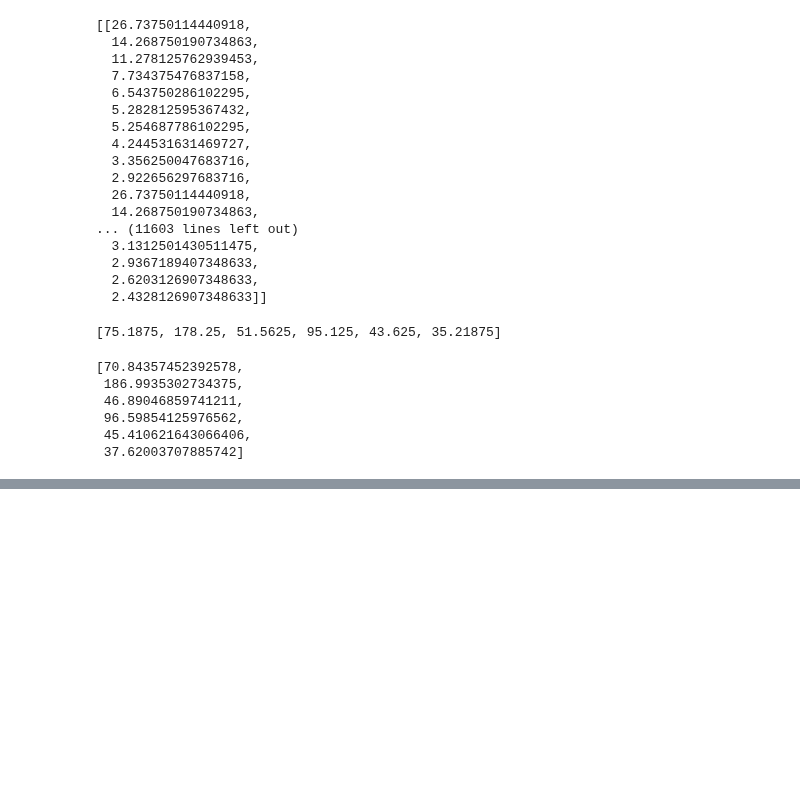
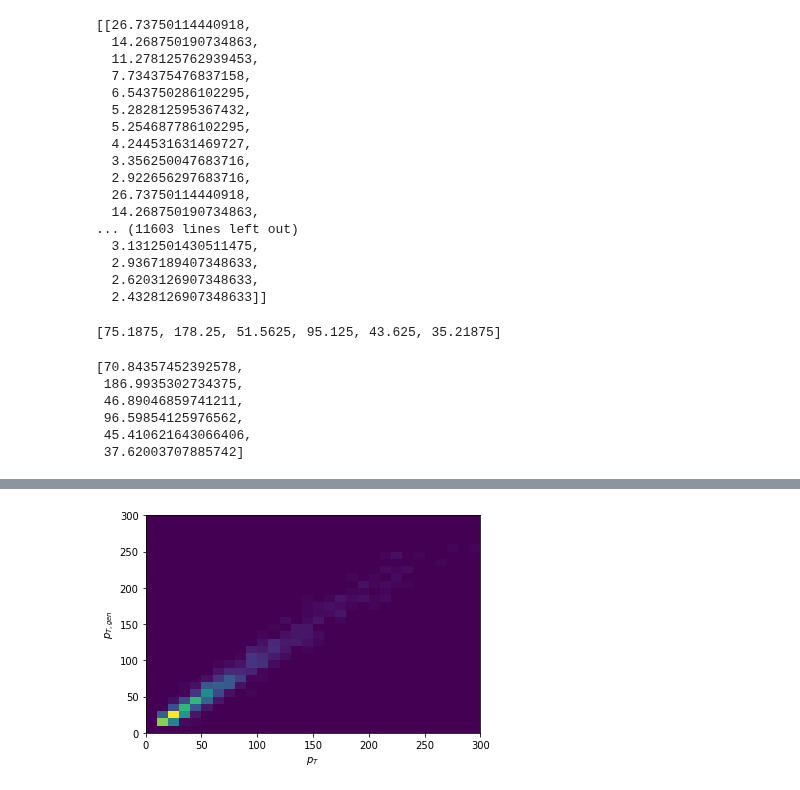
Before and after one commit to PocketCoffea/PocketCoffea, a Jupyter notebook: notebooks/jer.ipynb, the cells around one changed output, grey strips where cells are left out. Drawn from its saved outputs; the diff is of its cells as text; code cells hidden in the pictures; blank space fills up the shorter version.

```diff
--- a/notebooks/jer.ipynb
+++ b/notebooks/jer.ipynb
@@ -264,0 +316,7 @@ matched_genjets.pt[0].tolist()
+# %%
+nbins = 30
+plt.hist2d(ak.flatten(matched_jets.pt), ak.flatten(matched_genjets.pt), bins=(np.linspace(0,300,nbins+1), np.linspace(0,300,nbins+1)))
+plt.xlabel("$p_T$")
+plt.ylabel("$p_{T,gen}$");
+# %% [output]
+[figure, added]
```
Also changed, not shown: parts of 26 cells of this notebook.
